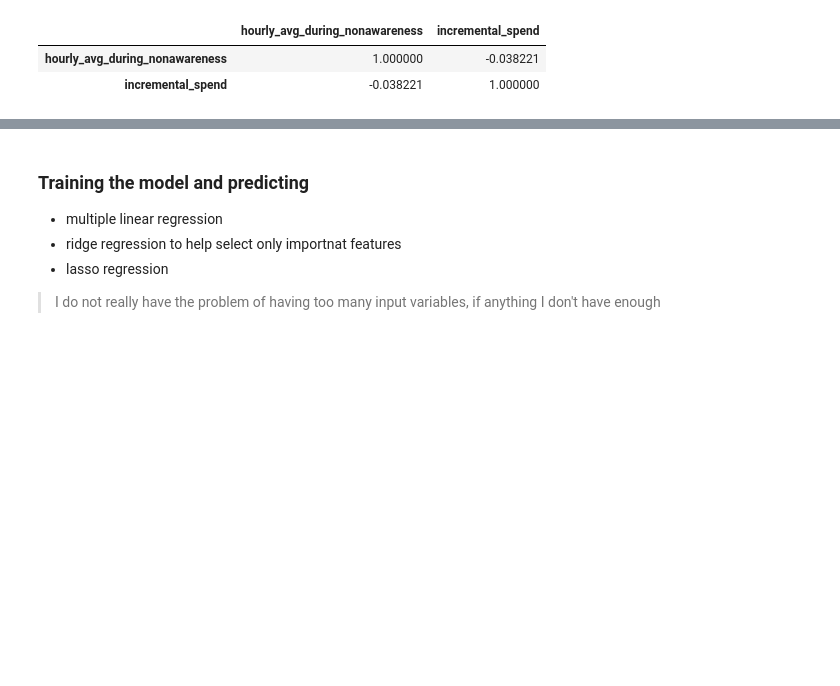
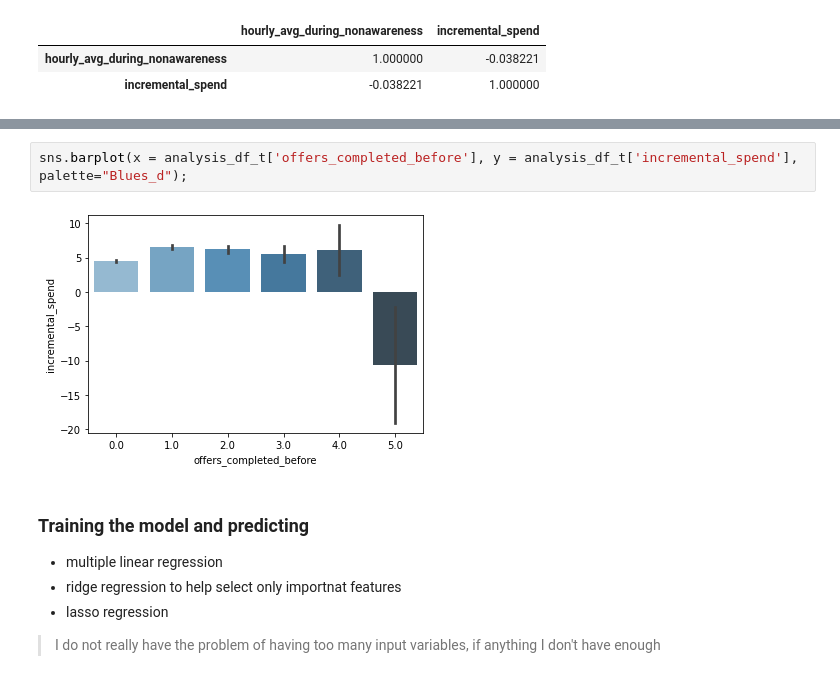
Before and after one commit to judithleao/capstone-project-starbucks, a Jupyter notebook: Starbucks-Analysis.ipynb, the cells around one changed output, grey strips where cells are left out. Cells and saved outputs as stored; diff of their text form; blank space fills up the shorter version.

```diff
--- a/Starbucks-Analysis.ipynb
+++ b/Starbucks-Analysis.ipynb
@@ -649,3 +743,7 @@ analysis_df_t[['hourly_avg_during_nonawareness','incremental_spend']].corr()
+# %%
+sns.barplot(x = analysis_df_t['offers_completed_before'], y = analysis_df_t['incremental_spend'], palette="Blues_d");
+# %% [output]
+[figure, added]
 # %% [markdown]
 ### Training the model and predicting
 * multiple linear regression
```
Also changed, not shown: parts of 20 cells of this notebook.
